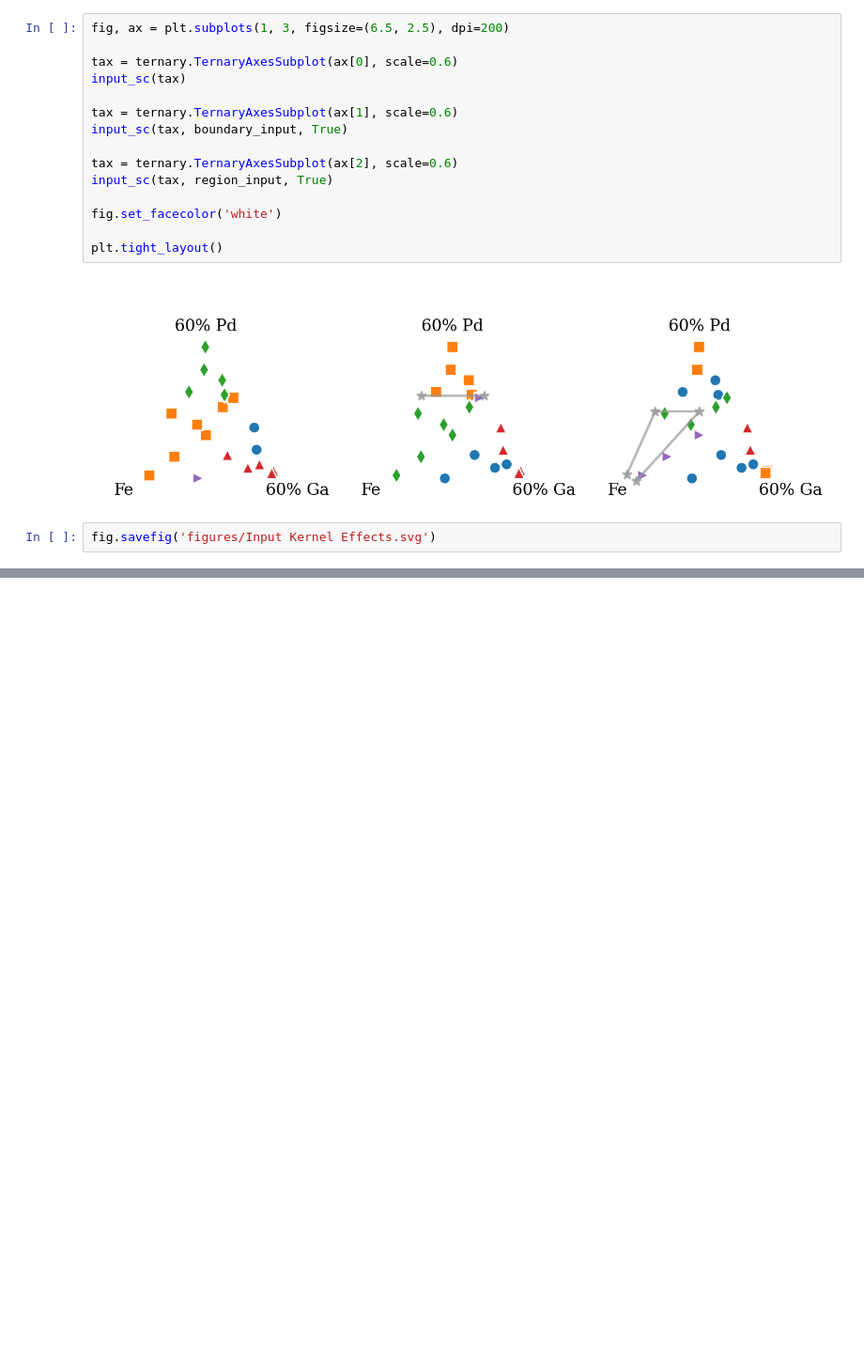
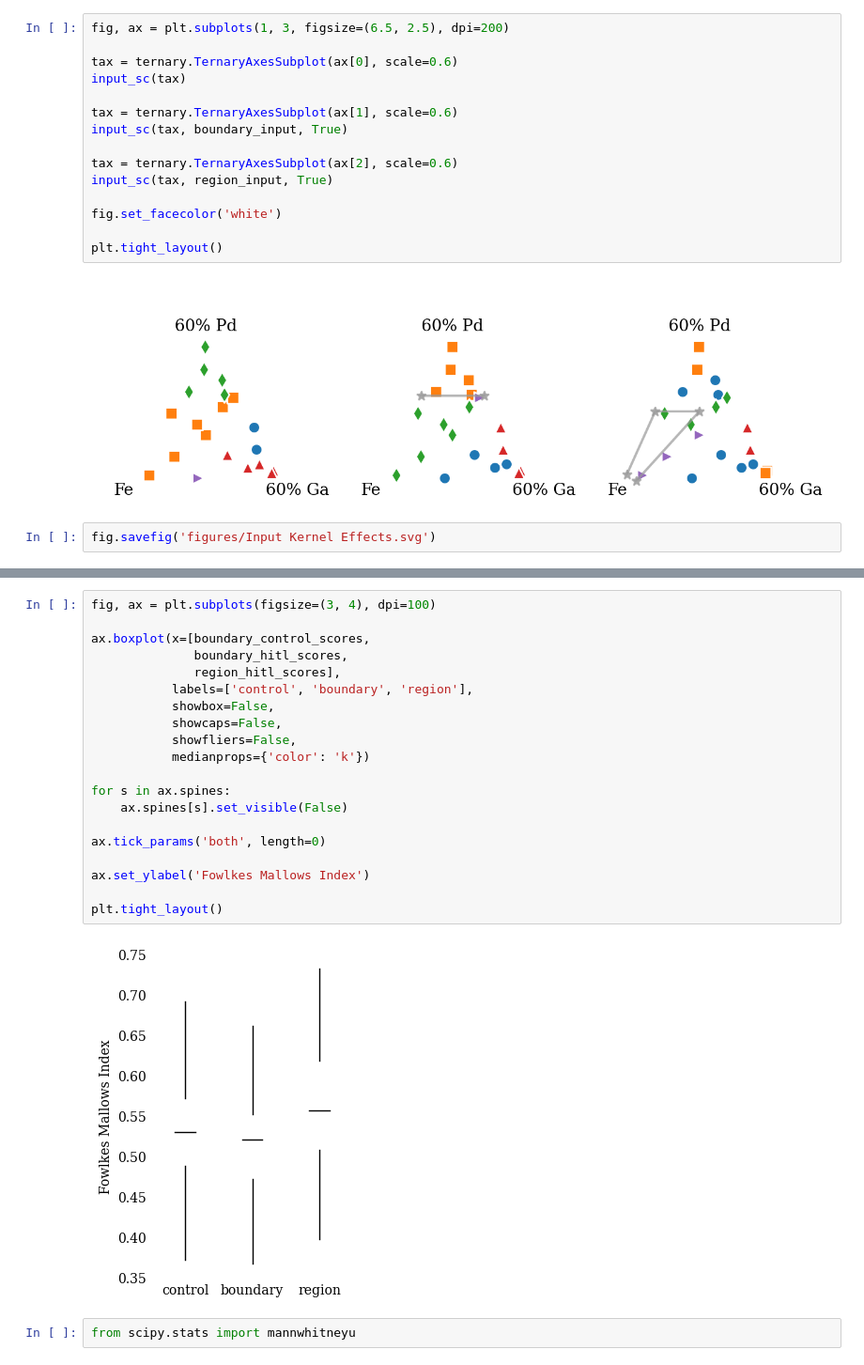
Before and after one commit to fadams-umd/CAMEO-HITL, a Jupyter notebook: create_figures.ipynb, the cells around one changed output, grey strips where cells are left out. Shown at 94% size. Cells and saved outputs as stored; diff of their text form; blank space fills up the shorter version.

```diff
--- a/create_figures.ipynb
+++ b/create_figures.ipynb
@@ -810,0 +811,24 @@ mean: 0.555874, low: 0.540050, high: 0.571181
+# %%
+fig, ax = plt.subplots(figsize=(3, 4), dpi=100)
+
+ax.boxplot(x=[boundary_control_scores,
+              boundary_hitl_scores,
+              region_hitl_scores],
+           labels=['control', 'boundary', 'region'],
+           showbox=False,
+           showcaps=False,
+           showfliers=False,
+           medianprops={'color': 'k'})
+
+for s in ax.spines:
+    ax.spines[s].set_visible(False)
+
+ax.tick_params('both', length=0)
+
+ax.set_ylabel('Fowlkes Mallows Index')
+
+plt.tight_layout()
+# %% [output]
+[figure, added]
+# %%
+from scipy.stats import mannwhitneyu
```
Also changed, not shown: parts of 6 cells of this notebook.
